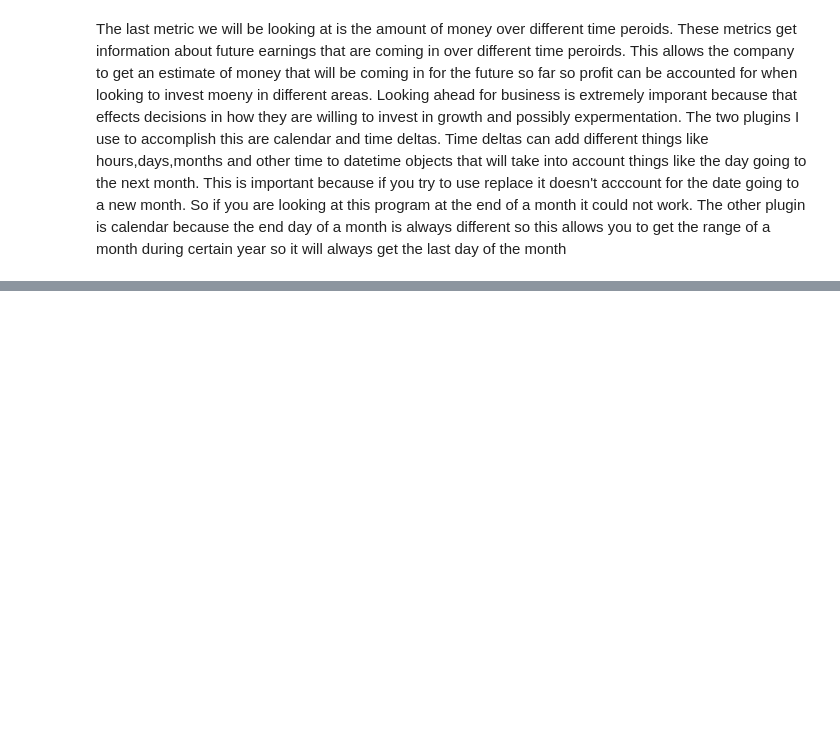
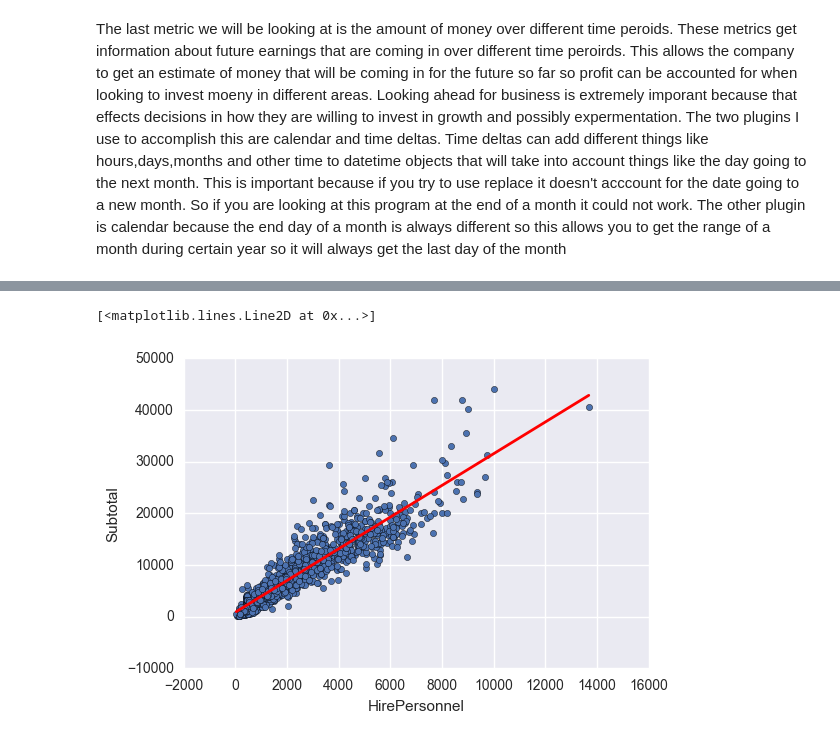
Before and after one commit to JaredJRoss/JaredJRoss.github.io, a Jupyter notebook: Final Tutorial.ipynb, the cells around one changed output, grey strips where cells are left out. Saved outputs shown, nothing was run; the diff lists cells and outputs as text; code cells hidden in the pictures; blank space fills up the shorter version.

```diff
--- a/Final Tutorial.ipynb
+++ b/Final Tutorial.ipynb
@@ -278,0 +369,5 @@ TentTwoMonth = df_tent[df_tent['Event Date'].between(start_date2.replace(day = 1
+# %%
+lm2 = smf.ols(formula='Subtotal ~ HirePersonnel', data=df_rev_guestrange).fit()
+
+# print the coefficients
+lm2.params
@@ -278,0 +420,13 @@ TentTwoMonth = df_tent[df_tent['Event Date'].between(start_date2.replace(day = 1
+# %%
+X_new2 = pd.DataFrame({'HirePersonnel': [df_rev_guestrange.HirePersonnel.min(), df_rev_guestrange.HirePersonnel.max()]})
+X_new2.head()
+preds2 = lm2.predict(X_new2)
+preds2
+# first, plot the observed data
+df_rev_guestrange.plot(kind='scatter', x='HirePersonnel', y='Subtotal')
+
+# then, plot the least squares line
+plt.plot(X_new2, preds2, c='red', linewidth=2)
+# %% [output]
+[<matplotlib.lines.Line2D at 0x...>]
+[figure, added]
```
Also changed, not shown: parts of 21 cells of this notebook, 1 other file.
